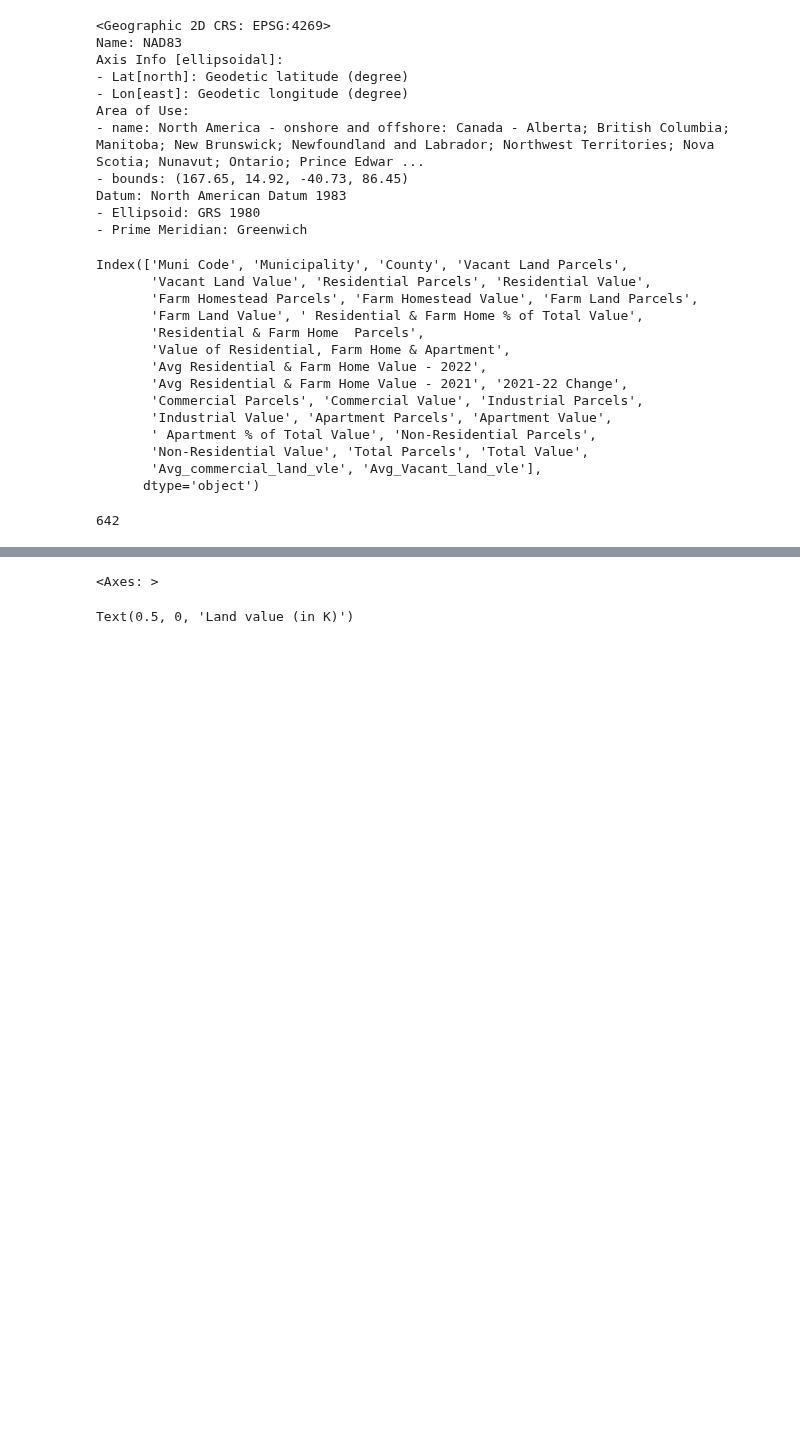
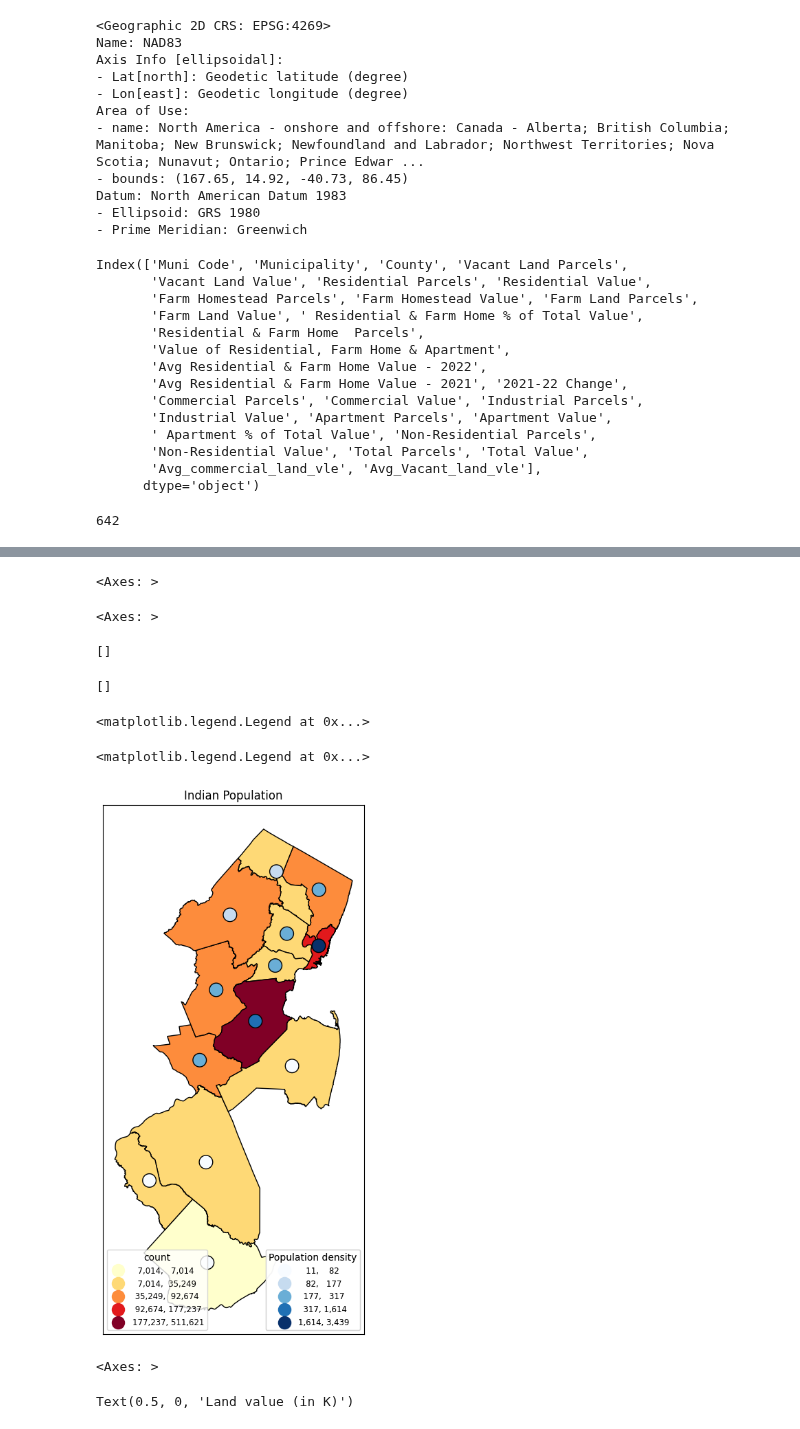
Before and after one commit to NihilKottal001/GIS, a Jupyter notebook: PS2.ipynb, the cells around one changed output, grey strips where cells are left out. Saved outputs shown, nothing was run; the diff lists cells and outputs as text; code cells hidden in the pictures; blank space fills up the shorter version.

```diff
--- a/PS2.ipynb
+++ b/PS2.ipynb
@@ -498,3 +530,33 @@ v_land.set_axis_off()
+# %%
+fig, ax = plt.subplots(1, figsize=(6,10))
+indian.plot(ax=ax,column='Estimate!!Total:',legend=True,cmap='YlOrRd',scheme='natural_breaks',k=5,
+         edgecolor='black',linewidth=1,legend_kwds= {"fmt": "{:,.0f}",
+        'loc':'lower left','title_fontsize':'medium','fontsize':'small','markerscale':1.4})
+
+l1 = ax.get_legend()
+l1.set_title('''count''')
+
+ind.plot(ax=ax,column='pop_density(people/Sq Miles)',legend=True,cmap='Blues',scheme='natural_breaks',k=5,
+         edgecolor='black',linewidth=1,legend_kwds= {"fmt": "{:,.0f}",
+        'loc':'lower right','title_fontsize':'medium','fontsize':'small','markerscale':1.4},
+         markersize = 200) #
+
+ax.title.set_text("Indian Population")
+ax.set_xticks([]); ax.set_yticks([])
+
+l2 = ax.get_legend()
+l2.set_title('''Population density''')
+
+ax.add_artist(l2)
+ax.add_artist(l1)
+# %% [output]
+<Axes: >
+<Axes: >
+[]
+[]
+<matplotlib.legend.Legend at 0x...>
+<matplotlib.legend.Legend at 0x...>
+[figure, added]
 # %%
 import matplotlib.pyplot as plt
 import matplotlib.ticker as mticker
```
Also changed, not shown: parts of 8 cells of this notebook.
